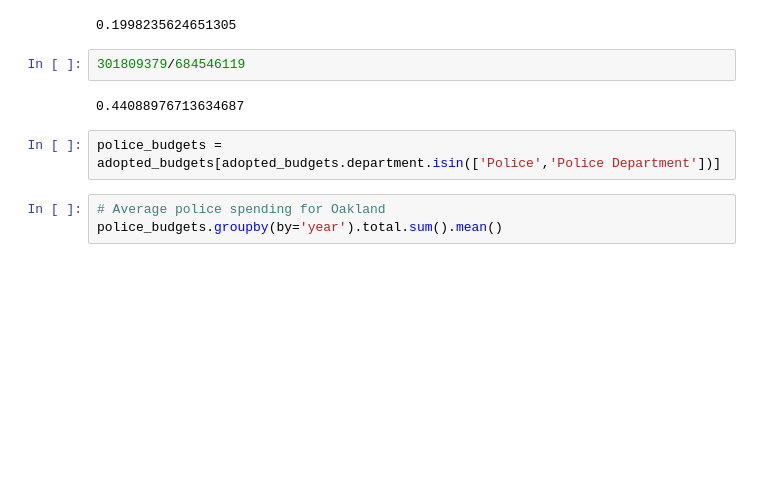
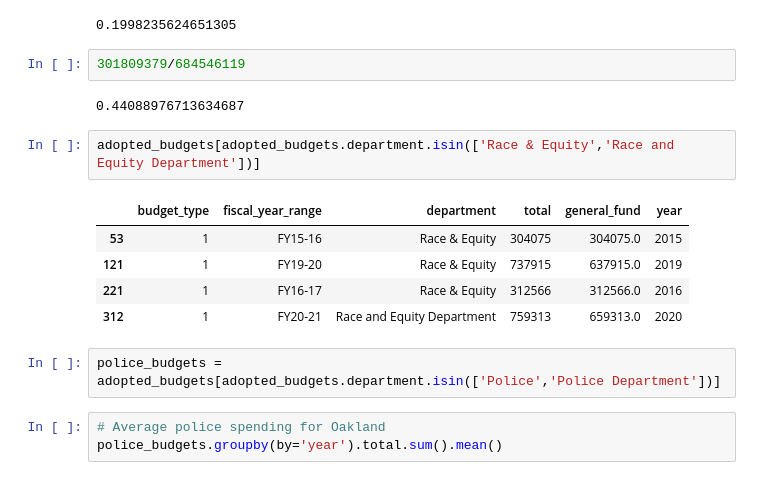
Before and after one commit to sfbrigade/datasci-police-budget, a Jupyter notebook: oaklanddataset/DRC_police_budgets.ipynb, the cells around one changed output. Cells and saved outputs as stored; diff of their text form; blank space fills up the shorter version.

```diff
--- a/oaklanddataset/DRC_police_budgets.ipynb
+++ b/oaklanddataset/DRC_police_budgets.ipynb
@@ -108,6 +108,14 @@ Name: total, dtype: int64
 301809379/684546119
 # %% [output]
 0.44088976713634687
+# %%
+adopted_budgets[adopted_budgets.department.isin(['Race & Equity','Race and Equity Department'])]
+# %% [output]
+|  | budget_type | fiscal_year_range | department | total | general_fund | year |
+| 53 | 1 | FY15-16 | Race & Equity | 304075 | 304075.0 | 2015 |
+| 121 | 1 | FY19-20 | Race & Equity | 737915 | 637915.0 | 2019 |
+| 221 | 1 | FY16-17 | Race & Equity | 312566 | 312566.0 | 2016 |
+| 312 | 1 | FY20-21 | Race and Equity Department | 759313 | 659313.0 | 2020 |
 # %%
 police_budgets = adopted_budgets[adopted_budgets.department.isin(['Police','Police Department'])]
 # %%
```
Also changed, not shown: parts of 4 cells of this notebook.
